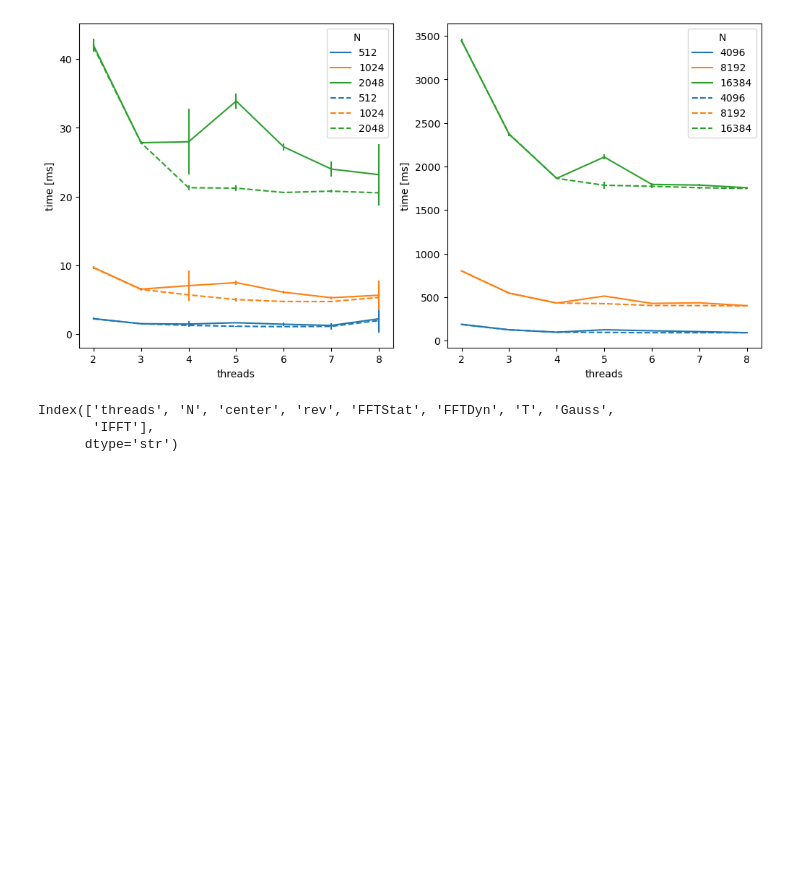
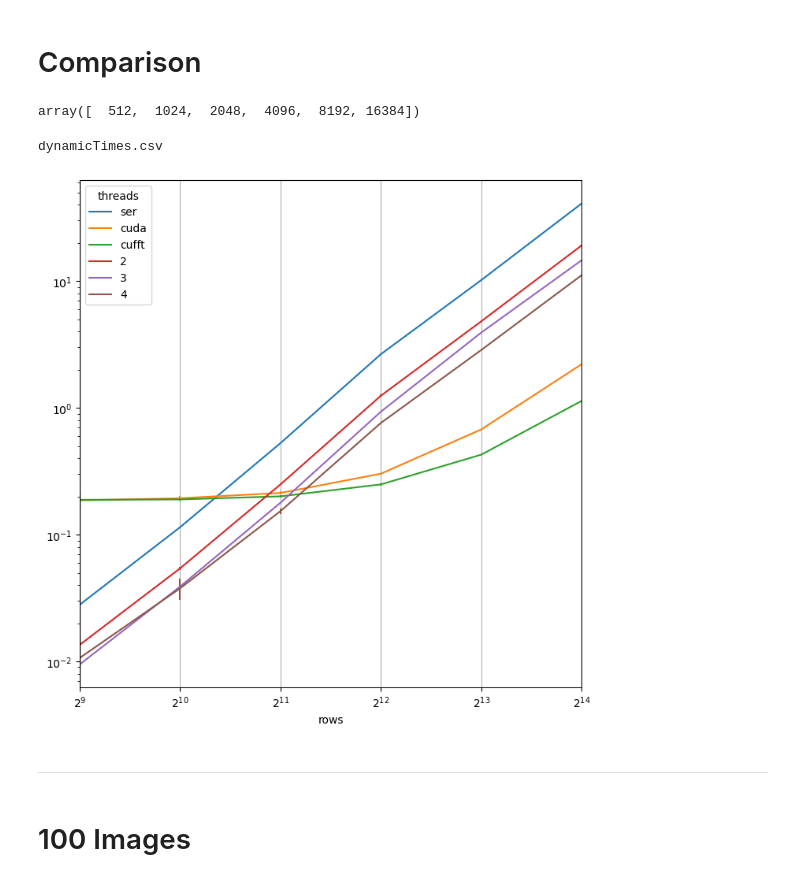
Before and after one commit to GioMai24/Speed-of-Light-FFT, a Jupyter notebook: visualization.ipynb, the cells around one changed output. Drawn from its saved outputs; the diff is of its cells as text; code cells hidden in the pictures; blank space fills up the shorter version.

```diff
--- a/visualization.ipynb
+++ b/visualization.ipynb
@@ -4,2 +4,0 @@ import matplotlib.pyplot as plt
-# %%
-data = pd.read_csv("logs/singleImage/OMP/centerRevFftstatandDynTGaussIfft.csv", sep=' ', header=0)
@@ -56,19 +93,0 @@ statDyn["FFTDyn"].unstack()
-# %%
-statDyn = data.groupby(["threads", 'N'])[["FFTStat", "FFTDyn"]].agg(["mean", "std"])*1000
-fig, ax = plt.subplots(1,2, figsize=(10, 5), layout="constrained")
-statDyn["FFTStat"].drop([4096, 8192, 16384], level=1).unstack().plot(y="mean", yerr="std", ylabel="time [ms]", layout="constrained", ax=ax[0])
-ax[0].set_prop_cycle(None)
-statDyn["FFTDyn"].drop([4096, 8192, 16384], level=1).unstack().plot(y="mean", yerr="std", ls='--', ax=ax[0])
-
-statDyn["FFTStat"].drop([512,1024,2048], level=1).unstack().plot(y="mean", yerr="std", ylabel="time [ms]", layout="constrained", ax=ax[1])
-ax[1].set_prop_cycle(None)
-statDyn["FFTDyn"].drop([512,1024,2048], level=1).unstack().plot(y="mean", yerr="std", ls='--', ax=ax[1])
-plt.show()
-# %% [output]
-[figure, removed]
-# %%
-data.columns
-# %% [output]
-Index(['threads', 'N', 'center', 'rev', 'FFTStat', 'FFTDyn', 'T', 'Gauss',
-       'IFFT'],
-      dtype='str')
@@ -85,0 +94,29 @@ plt.show()
+# %% [markdown]
+# Comparison
+# %%
+data["rows"].unique()
+# %% [output]
+array([  512,  1024,  2048,  4096,  8192, 16384])
+# %%
+wdir = Path("logs/singleImage/")
+pdNames = ["rows", "real", "user", "sys"]
+fig, ax = plt.subplots(figsize=(7,7), layout="constrained")
+ax.set_yscale("log")
+ax.set_xscale("log", base=2)
+ax.set_xlim(512, 16384)
+
+for file in wdir.glob("**/times.csv"):
+    data = pd.read_csv(file, sep=' ', names=pdNames, header=None)
+    data.groupby("rows").agg(["mean", "std"])["real"].plot(y="mean", yerr="std", xticks=data["rows"].unique(), label=file.parent.name, ax=ax)
+for file in wdir.glob("**/dynamicTimes.csv"):
+    print(file.name)
+    data = pd.read_csv(file, sep=' ', names=["threads"] + pdNames, header=None)
+    data = data[(data["threads"]<=4)]
+    data.groupby(["threads", "rows"]).agg(["mean", "std"])["real"].unstack(level=0).plot(y="mean", yerr="std", ax=ax)
+
+ax.grid(axis="x")
+
+plt.show()
+# %% [output]
+dynamicTimes.csv
+[figure, added]
@@ -85,0 +126,4 @@ plt.show()
+# %% [markdown]
+---
+# %% [markdown]
+# 100 Images
```
Also changed, not shown: parts of 18 cells of this notebook, 8 other files.
